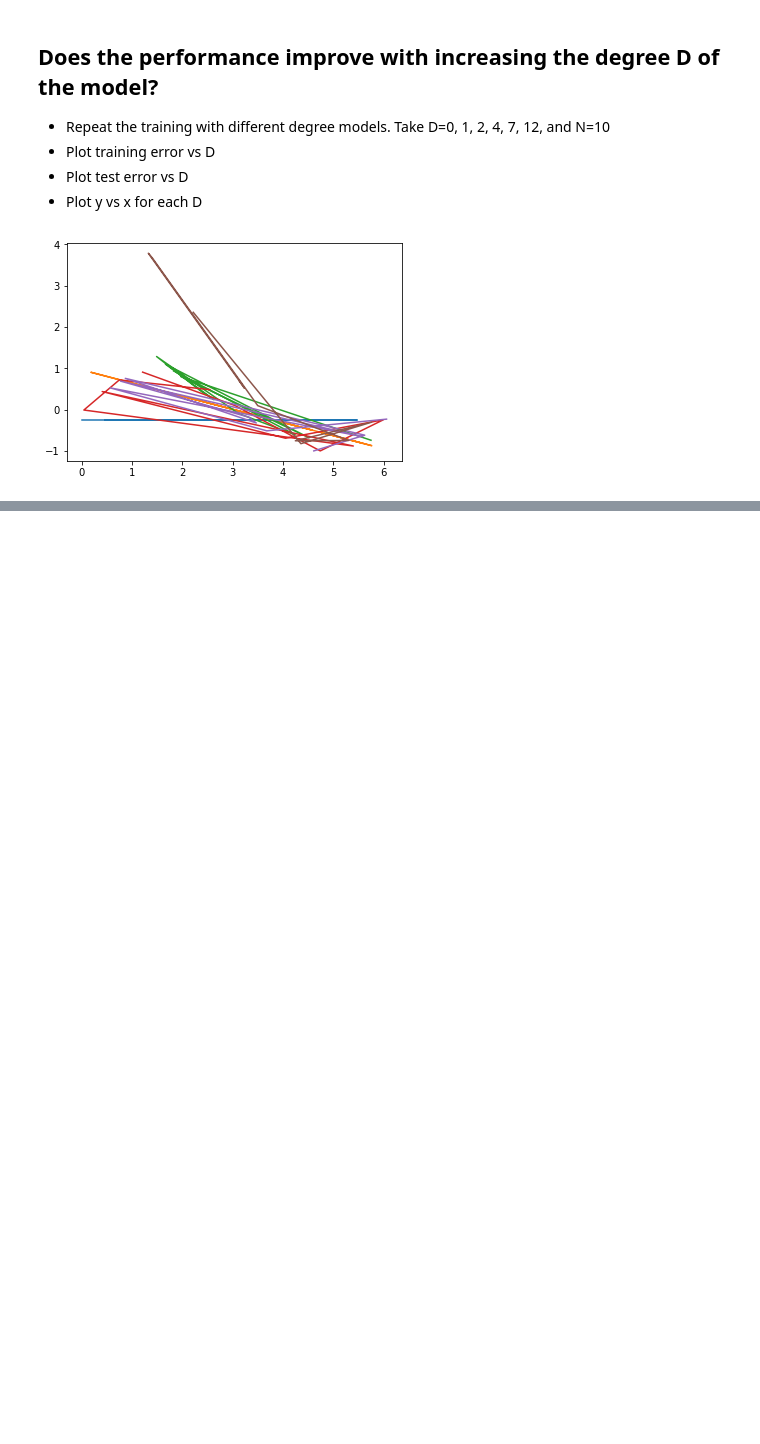
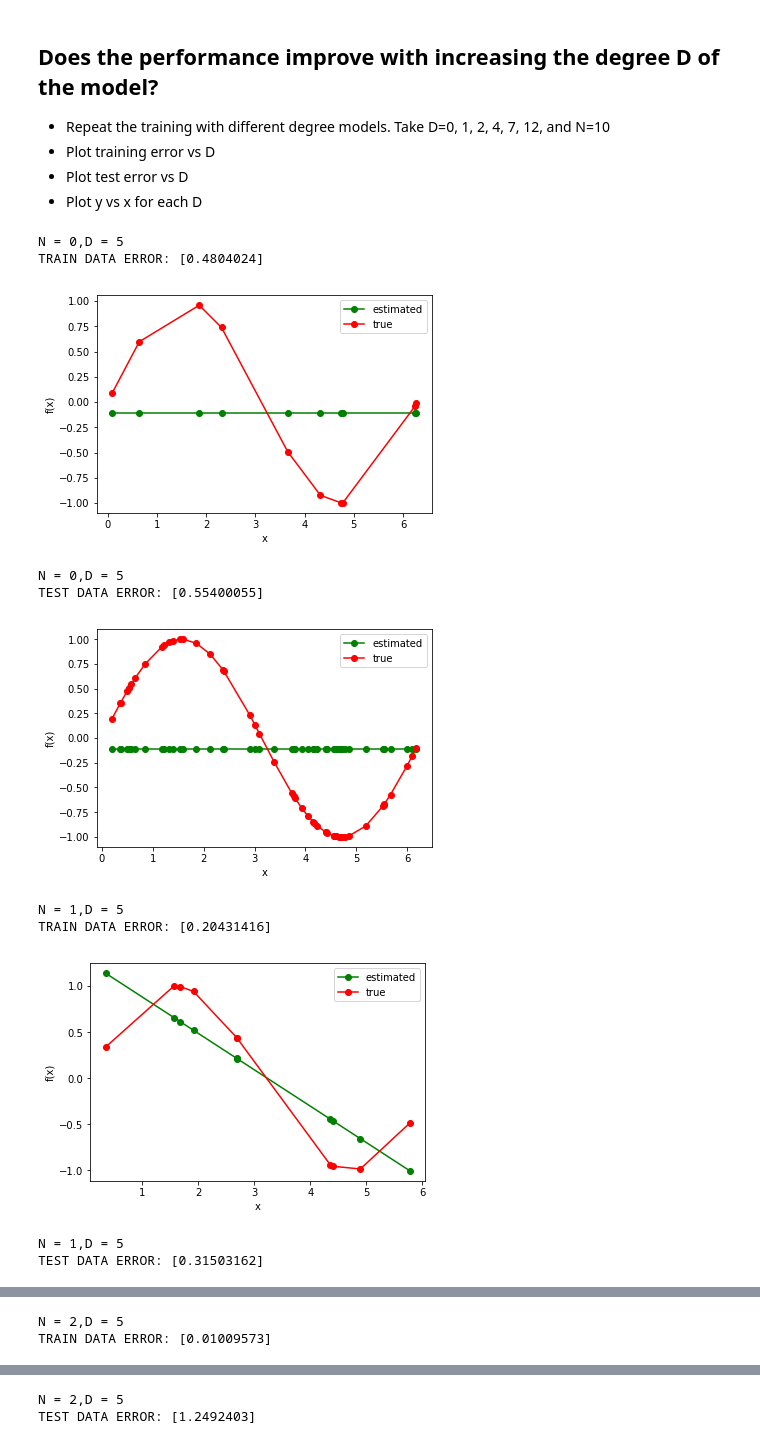
Before and after one commit to sonudk/Introduction_to_AI_and_IoT-, a Jupyter notebook: BHAKTI_TIME_linearData_sine_f_online_GD.ipynb, the cells around one changed output, grey strips where cells are left out. Cells and saved outputs as stored; diff of their text form; code cells hidden in the pictures; blank space fills up the shorter version.

```diff
--- a/BHAKTI_TIME_linearData_sine_f_online_GD.ipynb
+++ b/BHAKTI_TIME_linearData_sine_f_online_GD.ipynb
@@ -371,10 +382,40 @@ Text(0.5, 1.0, ' training error vs D')
 - Plot training error vs D
 - Plot test error vs D
 - Plot y vs x for each D
-# %%
-for i in D_list:
-  x, y, yd, w, mse=trainModel(N,i)
-  plt.plot(x,y)
-  plt.plot()
-# %% [output]
-[figure, removed]
+# %%
+D_list=[0, 1, 2, 4, 7, 12]
+N=10
+Ntest = 50
+train_error1=[]
+test_error1=[]
+for i in D_list:
+  x, y, yd, w, mse=trainModel(N,i)
+  title = 'N = %d,D = %d'%(i,D)
+  print(title)
+  print('TRAIN DATA ERROR:',mse)
+  #print('Model Parameters:' N = i, D = 5)
+  plotModel(x,y,yd)
+  train_error1.append(mse)
+  x, y, yd, mse=testModel(Ntest,w)
+  '''title = 'N = %d,D = %d'%(i,D)'''
+  print(title)
+  print('TEST DATA ERROR:',mse)
+  #print('Model Parameters:' N = i, D = 5)
+  plotModel(x,y,yd)
+  test_error1.append(mse)
+plt.figure()
+plt.plot(D_list,train_error1,'go-')## we could have written simply green or red(that also works) but we write go- and ro- to make scatter joint plot
+plt.plot(D_list,test_error1,'ro-')
+plt.legend(['train','test'])
+# %% [output]
+N = 0,D = 5
+TRAIN DATA ERROR: [0.4804024]
+[figure, added]
+N = 0,D = 5
+TEST DATA ERROR: [0.55400055]
+[figure, added]
+N = 1,D = 5
+TRAIN DATA ERROR: [0.20431416]
+[figure, added]
+N = 1,D = 5
+TEST DATA ERROR: [0.31503162]
@@ -380,0 +423,2 @@ for i in D_list:
+N = 2,D = 5
+TRAIN DATA ERROR: [0.01009573]
@@ -380,0 +426,2 @@ for i in D_list:
+N = 2,D = 5
+TEST DATA ERROR: [1.2492403]
```
Also changed, not shown: parts of 9 cells of this notebook.
